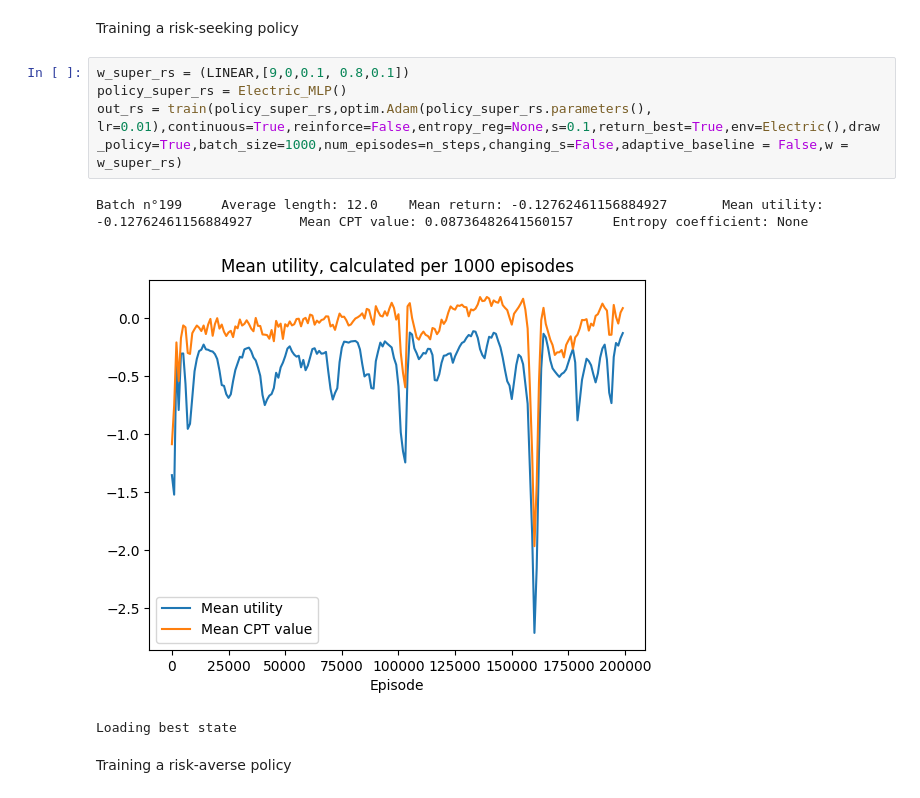
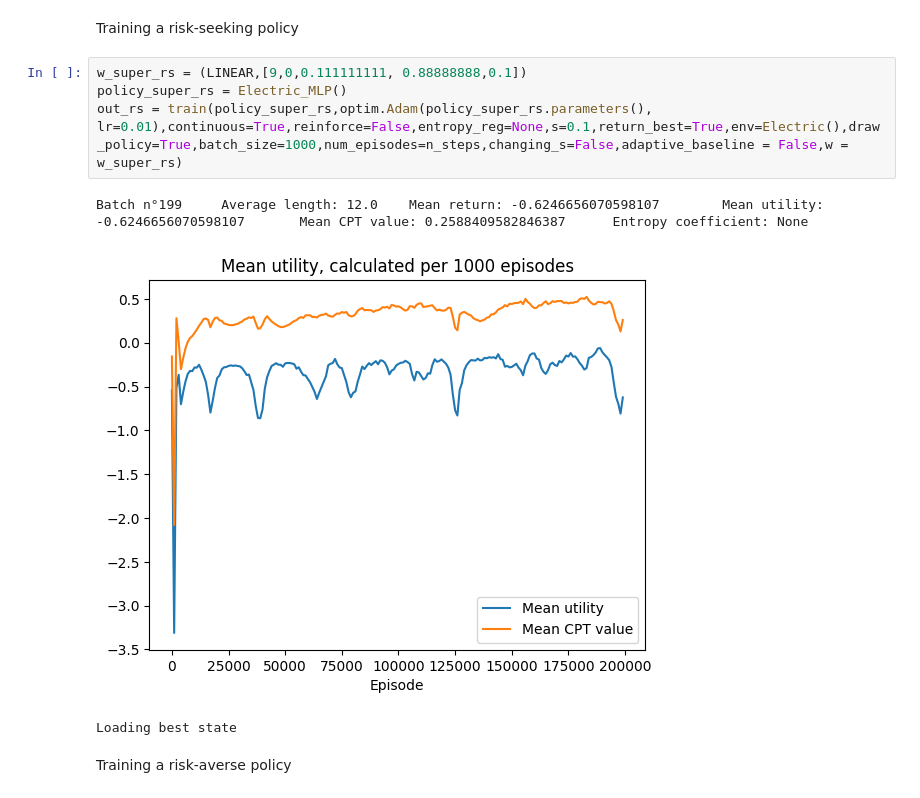
Before and after one commit to olivlepel/cpt-rl, a Jupyter notebook: Electricity.ipynb, the cells around one changed output. Saved outputs shown, nothing was run; the diff lists cells and outputs as text.

```diff
--- a/Electricity.ipynb
+++ b/Electricity.ipynb
@@ -16,12 +16,12 @@ n_steps = 200
 # %% [markdown]
 Training a risk-seeking policy
 # %%
-w_super_rs = (LINEAR,[9,0,0.1, 0.8,0.1])
+w_super_rs = (LINEAR,[9,0,0.111111111, 0.88888888,0.1])
 policy_super_rs = Electric_MLP()
 out_rs = train(policy_super_rs,optim.Adam(policy_super_rs.parameters(), lr=0.01),continuous=True,reinforce=False,entropy_reg=None,s=0.1,return_best=True,env=Electric(),draw_policy=True,batch_size=1000,num_episodes=n_steps,changing_s=False,adaptive_baseline = False,w = w_super_rs)
 # %% [output]
-Batch n°199     Average length: 12.0    Mean return: -0.12762461156884927       Mean utility: -0.12762461156884927      Mean CPT value: 0.08736482641560157     Entropy coefficient: None
+Batch n°199     Average length: 12.0    Mean return: -0.6246656070598107        Mean utility: -0.6246656070598107       Mean CPT value: 0.2588409582846387      Entropy coefficient: None
-[figure, old version]
+[figure, new version]
 Loading best state
 # %% [markdown]
 Training a risk-averse policy
```
Also changed, not shown: parts of 3 cells of this notebook.
